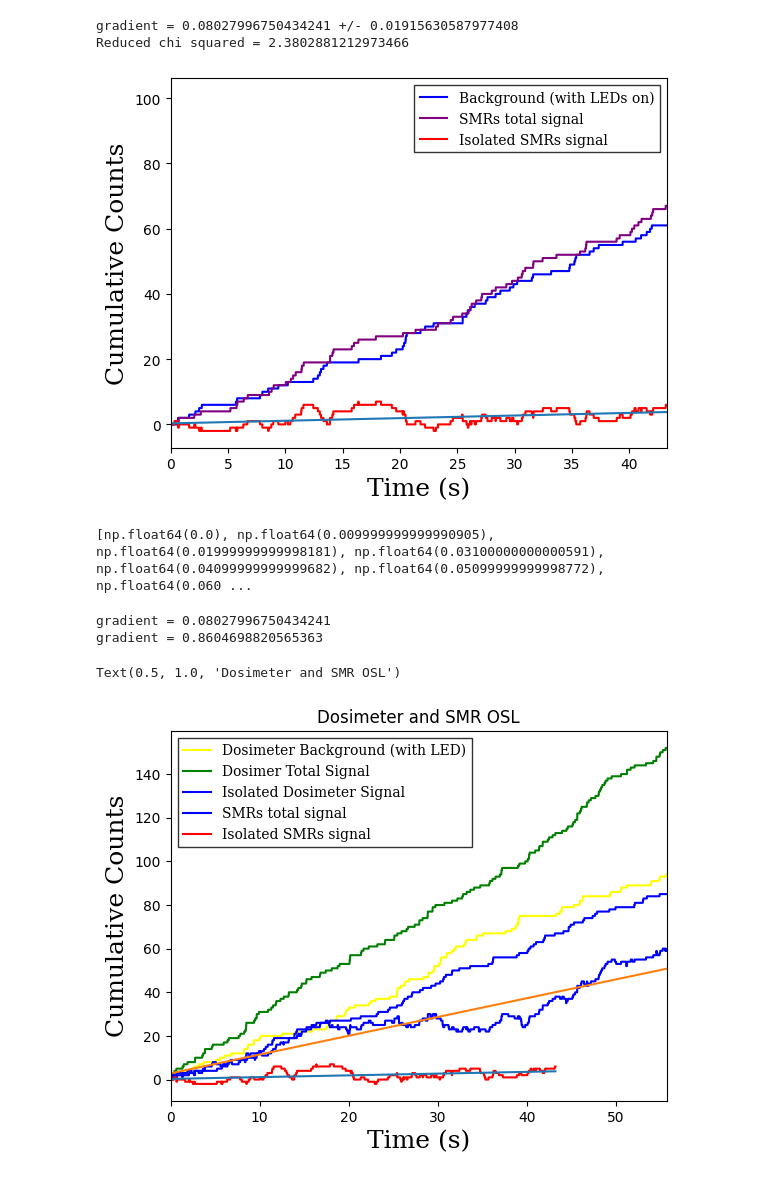
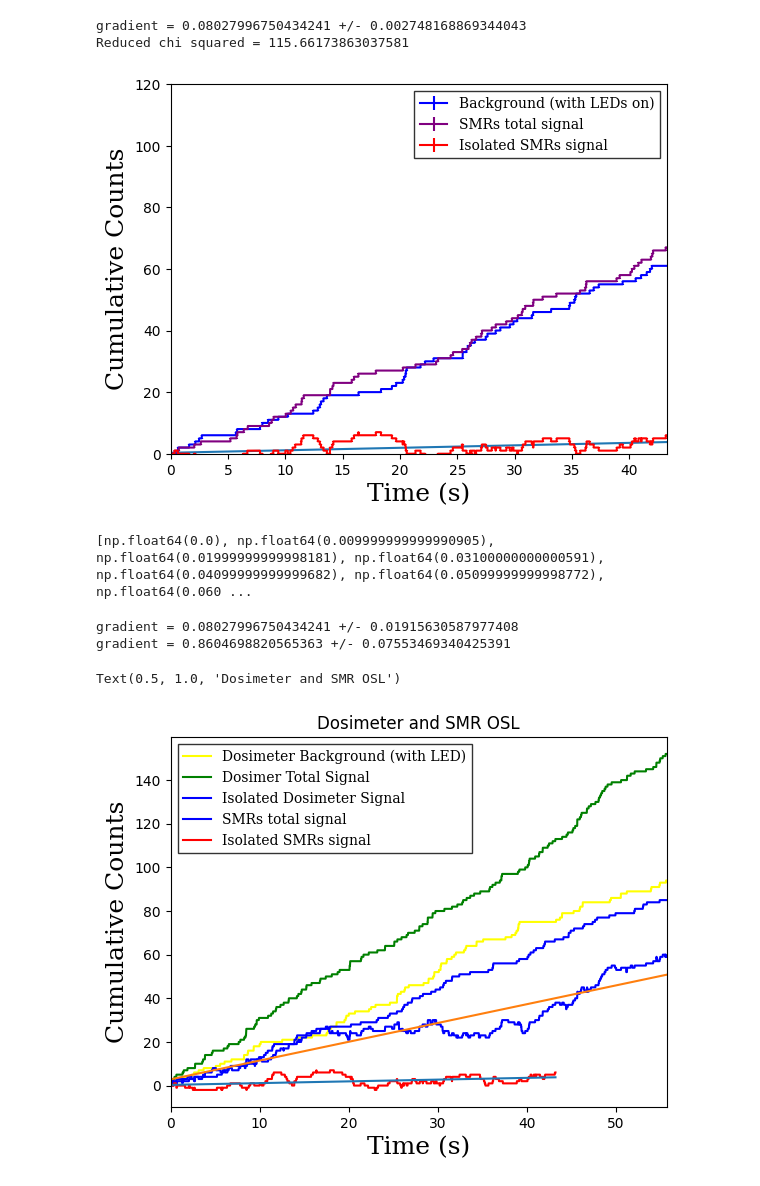
Before and after one commit to fhirstplace/Python-Labs-EDOS, a Jupyter notebook: counts graph maker (all).ipynb, the cells around one changed output. Drawn from its saved outputs; the diff is of its cells as text; code cells hidden in the pictures.

Commit message:
Turns out Poisson stats applies to non-cumulative counts, which kills the errors and massively increases the chisq

```diff
--- a/counts graph maker (all).ipynb
+++ b/counts graph maker (all).ipynb
@@ -29,11 +29,16 @@ def parse_txt(data_file):
 Dos_data1 = parse_txt(Dos_file1)
 Dos_times1 = list((np.array(Dos_data1[0]) * 1e-3) - Dos_data1[0][0] * 1e-3)
 Dos_counts_back = list(np.array(Dos_data1[1]) - Dos_data1[1][0])
+Dos_non_cum_back= np.zeros(len(Dos_counts_back))
+for i in range(1, len(Dos_counts_back)-1):
+    Dos_non_cum_back[i] = Dos_data1[1][i] - Dos_data1[1][i-1]
 
 Dos_data2 = parse_txt(Dos_file2)
 Dos_times2 = list((np.array(Dos_data2[0]) * 1e-3) - Dos_data2[0][0] * 1e-3)
-Dos_counts_osl = list(np.array(Dos_data2[1]) - Dos_data2[1][0])
-
+Dos_counts_osl = list(np.array(Dos_data2[1]) - Dos_data2[1][0]) #np.array(Dos_data2[1]) - Dos_data2[1][0]
+Dos_non_cum_osl= np.zeros(len(Dos_counts_osl))
+for i in range(1, len(Dos_counts_osl)-1):
+    Dos_non_cum_osl[i] = Dos_data2[1][i] - Dos_data2[1][i-1]
 Dos_osl_noback = np.zeros(len(Dos_counts_osl))
 for i in range(len(Dos_counts_osl)):
      Dos_osl_noback[i] += Dos_counts_osl[i] - Dos_counts_back[i]
@@ -49,10 +54,17 @@ counts4 = list(np.array(data4[1]) - data4[1][0])
 smrdataback = parse_txt(smr_file1)
 smrbacktimes = list((np.array(smrdataback[0]) * 1e-3) - smrdataback[0][0] * 1e-3)
 smrback = list(np.array(smrdataback[1]) - smrdataback[1][0])
+smr_non_cum_back= np.zeros(len(smrback))
+for i in range(1, len(smrback)-1):
+    smr_non_cum_back[i] = smrdataback[1][i] - smrdataback[1][i-1]
+
 
 smrosldata = parse_txt(smr_file2)
 smrtimes = list((np.array(smrosldata[0]) * 1e-3) - smrosldata[0][0] * 1e-3)
 smrosl = list(np.array(smrosldata[1]) - smrosldata[1][0])
+smr_non_cum_osl= np.zeros(len(smrosl))
+for i in range(1, len(smrosl)-1):
+    smr_non_cum_osl[i] = smrosldata[1][i] - smrosldata[1][i-1]
 
 smr_osl_noback = np.zeros(len(smrback))
 for i in range(len(smrback)):
@@ -67,14 +79,14 @@ def chi2 (modelvalues, data, errors):
     print( 'Reduced chi squared = ' + str(reducedchi2))
     return reducedchi2
 
-def Countingerr(OSL):
-    mean = statistics.mean(OSL)
+def Countingerr(noncumOSL):
+    mean = statistics.mean(noncumOSL)
     return np.sqrt(mean)
 
-def bestfit(times, OSL):
+def bestfit(times, OSL, error):
     params = np.polyfit(times, OSL, 1)
     line = params [1] + params[0]*np.array(times)
-    graderr = params[0]*np.sqrt((Countingerr(OSL)/OSL[-1])**2 +(times[1]/times[-1])**2)
+    graderr = params[0]*np.sqrt((error/OSL[-1])**2 +(times[1]/times[-1])**2)
     print('gradient = ' +str(params[0]) + ' +/- ' + str(graderr))
     plt.plot(times, line)
     return line
@@ -115,19 +125,21 @@ plt.show()
 # %%
-plt.plot(smrbacktimes, smrback, label='Background (with LEDs on)', color = 'blue')
-plt.plot(smrtimes, smrosl, label='SMRs total signal', color = 'purple')
-plt.plot(smrbacktimes, smr_osl_noback, label ='Isolated SMRs signal', color = 'red')
-bestfitsmr = bestfit(smrbacktimes, smr_osl_noback)
-chi2(bestfitsmr, smr_osl_noback, Countingerr(smr_osl_noback))#statistics.stdev(smr_osl_noback))
+smr_err = np.sqrt(Countingerr(smr_non_cum_osl*np.sqrt(2))**2 + Countingerr(smr_non_cum_back*np.sqrt(2))**2)
+plt.errorbar(smrbacktimes, smrback, yerr = Countingerr(smr_non_cum_back*np.sqrt(2)), label='Background (with LEDs on)', color = 'blue')
+plt.errorbar(smrtimes, smrosl,yerr = Countingerr(smr_non_cum_osl*np.sqrt(2)), label='SMRs total signal', color = 'purple')
+plt.errorbar(smrbacktimes, smr_osl_noback, yerr = smr_err, label ='Isolated SMRs signal', color = 'red')
+bestfitsmr = bestfit(smrbacktimes, smr_osl_noback, smr_err)
+chi2(bestfitsmr, smr_osl_noback, smr_err)#statistics.stdev(smr_osl_noback))
 plt.xlim(0, smrbacktimes[-1])
+plt.ylim(0, 120)
 plt.legend(prop={'family': 'serif'}, edgecolor = "black", fancybox=False)
 plt.xlabel('Time (s)', fontdict=font)
 plt.ylabel('Cumulative Counts', fontdict=font)
 #plt.title('SMR OSL')
 plt.show()
 # %% [output]
-gradient = 0.08027996750434241 +/- 0.01915630587977408
-Reduced chi squared = 2.3802881212973466
+gradient = 0.08027996750434241 +/- 0.002748168869344043
+Reduced chi squared = 115.66173863037581
-[figure, old version]
+[figure, new version]
 # %%
 print(Dos_times2)
 # %% [output]
@@ -156,7 +168,7 @@ plt.xlabel('Time (s)', fontdict=font)
 plt.ylabel('Cumulative Counts', fontdict=font)
 plt.title('Dosimeter and SMR OSL')
 # %% [output]
-gradient = 0.08027996750434241
-gradient = 0.8604698820565363
+gradient = 0.08027996750434241 +/- 0.01915630587977408
+gradient = 0.8604698820565363 +/- 0.07553469340425391
 Text(0.5, 1.0, 'Dosimeter and SMR OSL')
 [figure]
```
Also changed, not shown: parts of 8 cells of this notebook, 1 other file.
